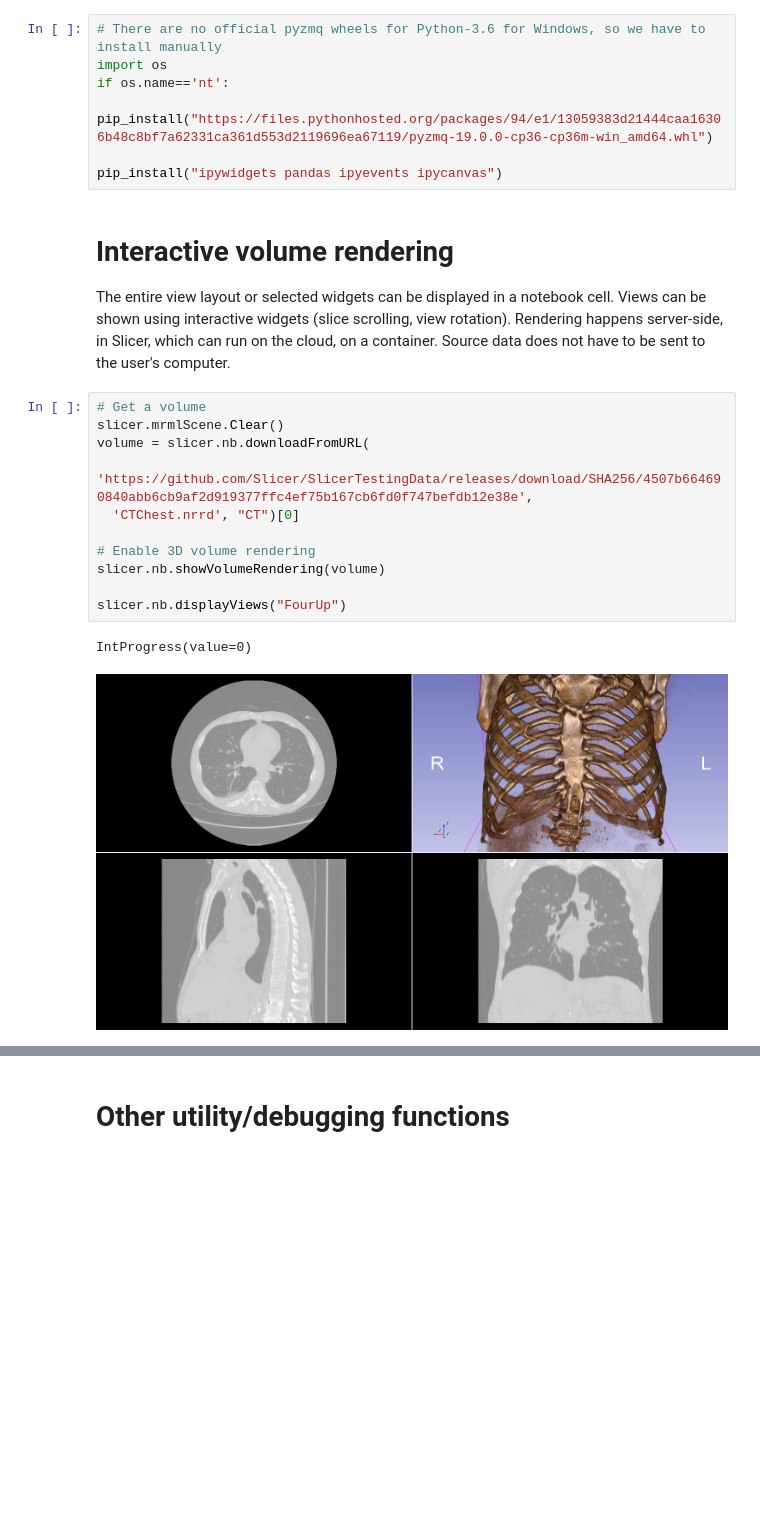
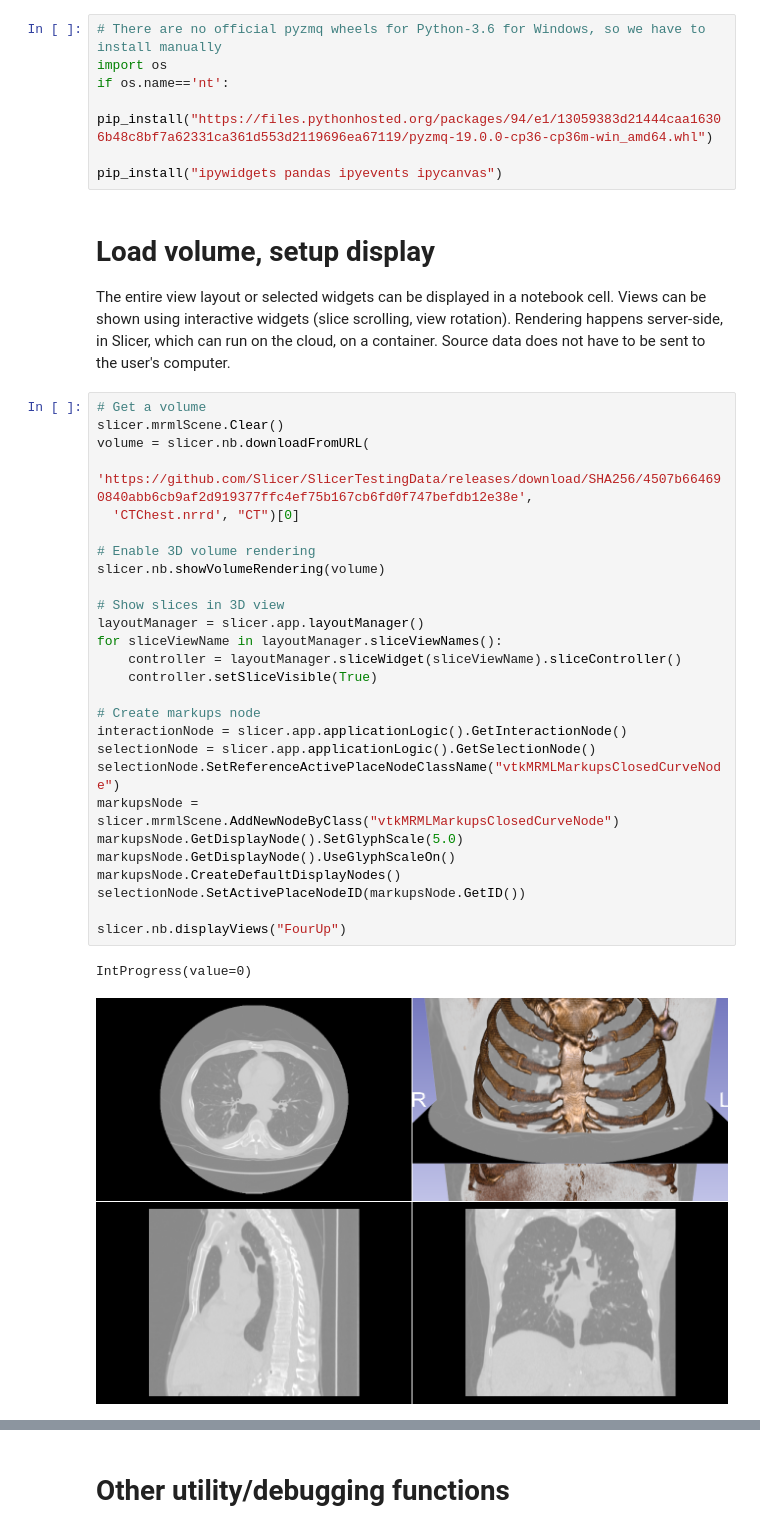
Before and after one commit to Slicer/SlicerNotebooks, a Jupyter notebook: 05_Image_interaction.ipynb, the cells around one changed output, grey strips where cells are left out. Saved outputs shown, nothing was run; the diff lists cells and outputs as text; blank space fills up the shorter version.

Commit message:
Update interactive widget examples

```diff
--- a/05_Image_interaction.ipynb
+++ b/05_Image_interaction.ipynb
@@ -17,20 +17,36 @@ if os.name=='nt':
 
 pip_install("ipywidgets pandas ipyevents ipycanvas")
 # %% [markdown]
-# Interactive volume rendering
+# Load volume, setup display
 The entire view layout or selected widgets can be displayed in a notebook cell. Views can be shown using interactive widgets (slice scrolling, view rotation).
 Rendering happens server-side, in Slicer, which can run on the cloud, on a container. Source data does not have to be sent to the user's computer.
 # %%
 # Get a volume
 slicer.mrmlScene.Clear()
 volume = slicer.nb.downloadFromURL(
   'https://github.com/Slicer/SlicerTestingData/releases/download/SHA256/4507b664690840abb6cb9af2d919377ffc4ef75b167cb6fd0f747befdb12e38e',
   'CTChest.nrrd', "CT")[0]
 
 # Enable 3D volume rendering
 slicer.nb.showVolumeRendering(volume)
 
+# Show slices in 3D view
+layoutManager = slicer.app.layoutManager()
+for sliceViewName in layoutManager.sliceViewNames():
+    controller = layoutManager.sliceWidget(sliceViewName).sliceController()
+    controller.setSliceVisible(True)
+
+# Create markups node
+interactionNode = slicer.app.applicationLogic().GetInteractionNode()
+selectionNode = slicer.app.applicationLogic().GetSelectionNode()
+selectionNode.SetReferenceActivePlaceNodeClassName("vtkMRMLMarkupsClosedCurveNode")
+markupsNode = slicer.mrmlScene.AddNewNodeByClass("vtkMRMLMarkupsClosedCurveNode")
+markupsNode.GetDisplayNode().SetGlyphScale(5.0)
+markupsNode.GetDisplayNode().UseGlyphScaleOn()
+markupsNode.CreateDefaultDisplayNodes()
+selectionNode.SetActivePlaceNodeID(markupsNode.GetID())
+
 slicer.nb.displayViews("FourUp")
 # %% [output]
 IntProgress(value=0)
-[figure, old version]
+[figure, new version]
```
Also changed, not shown: parts of 22 cells of this notebook, 2 other files.
